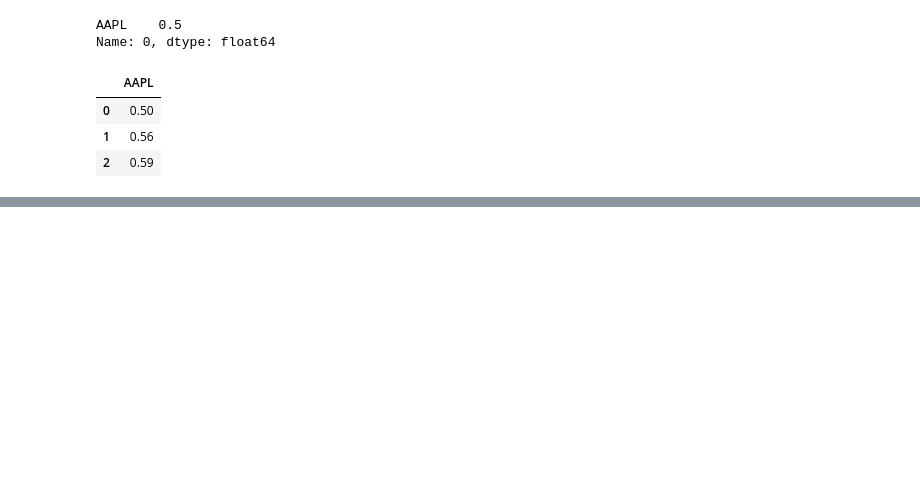
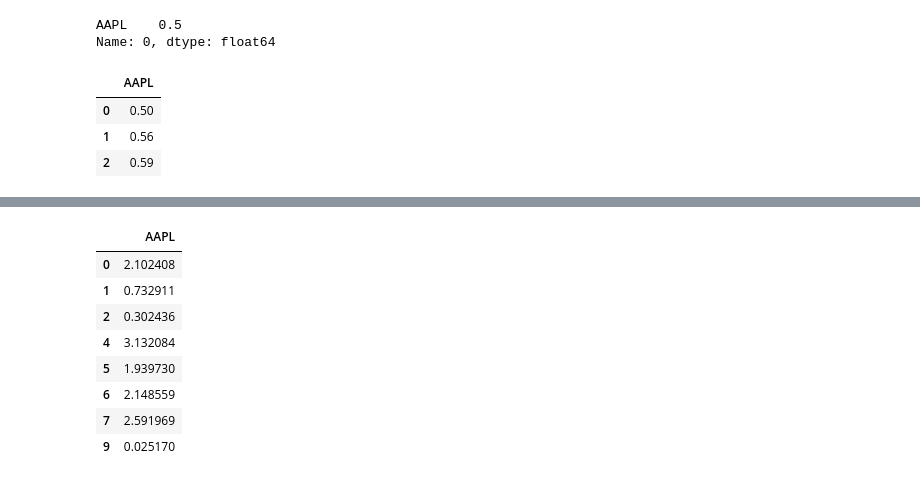
Before and after one commit to carlosmpr/fintech, a Jupyter notebook: module3/Class_1_Activities/02-Ins_Introducing_Series/Unsolved/introducing_series.ipynb, the cells around one changed output, grey strips where cells are left out. Saved outputs shown, nothing was run; the diff lists cells and outputs as text; code cells hidden in the pictures; blank space fills up the shorter version.

```diff
--- a/module3/Class_1_Activities/02-Ins_Introducing_Series/Unsolved/introducing_series.ipynb
+++ b/module3/Class_1_Activities/02-Ins_Introducing_Series/Unsolved/introducing_series.ipynb
@@ -267,0 +319,14 @@ aapl_returns.iloc[0:3]
+# %%
+boolean_filter = aapl_returns["AAPL"] > 0
+# %%
+aapl_returns.loc[boolean_filter]
+# %% [output]
+|  | AAPL |
+| 0 | 2.102408 |
+| 1 | 0.732911 |
+| 2 | 0.302436 |
+| 4 | 3.132084 |
+| 5 | 1.939730 |
+| 6 | 2.148559 |
+| 7 | 2.591969 |
+| 9 | 0.025170 |
```
Also changed, not shown: parts of 22 cells of this notebook, 4 other files.
